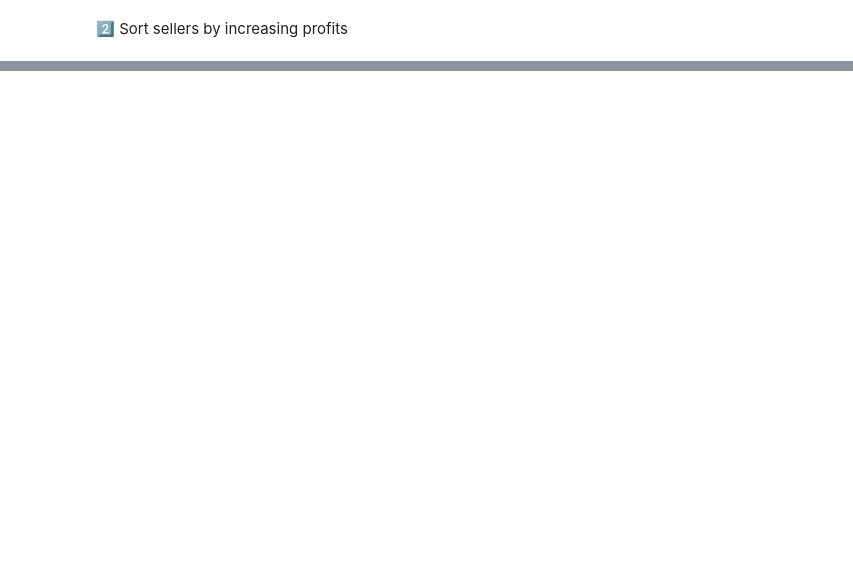
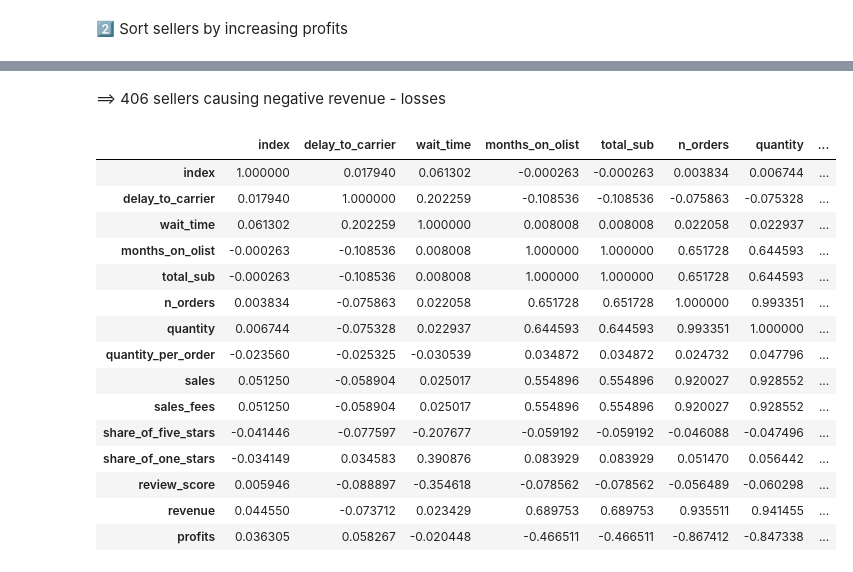
Before and after one commit to carinarms/data-recap_ceo_request, a Jupyter notebook: OLIST-Challenge.ipynb, the cells around one changed output, grey strips where cells are left out. Saved outputs shown, nothing was run; the diff lists cells and outputs as text; code cells hidden in the pictures; blank space fills up the shorter version.

```diff
--- a/OLIST-Challenge.ipynb
+++ b/OLIST-Challenge.ipynb
@@ -227,0 +317,21 @@ KeyError: 'profits'
+# %% [markdown]
+==> 406 sellers causing negative revenue - losses
+# %%
+neg_seller.corr().style.background_gradient(cmap='coolwarm')
+# %% [output]
+|  | index | delay_to_carrier | wait_time | months_on_olist | total_sub | n_orders | quantity | ... |
+| index | 1.000000 | 0.017940 | 0.061302 | -0.000263 | -0.000263 | 0.003834 | 0.006744 | ... |
+| delay_to_carrier | 0.017940 | 1.000000 | 0.202259 | -0.108536 | -0.108536 | -0.075863 | -0.075328 | ... |
+| wait_time | 0.061302 | 0.202259 | 1.000000 | 0.008008 | 0.008008 | 0.022058 | 0.022937 | ... |
+| months_on_olist | -0.000263 | -0.108536 | 0.008008 | 1.000000 | 1.000000 | 0.651728 | 0.644593 | ... |
+| total_sub | -0.000263 | -0.108536 | 0.008008 | 1.000000 | 1.000000 | 0.651728 | 0.644593 | ... |
+| n_orders | 0.003834 | -0.075863 | 0.022058 | 0.651728 | 0.651728 | 1.000000 | 0.993351 | ... |
+| quantity | 0.006744 | -0.075328 | 0.022937 | 0.644593 | 0.644593 | 0.993351 | 1.000000 | ... |
+| quantity_per_order | -0.023560 | -0.025325 | -0.030539 | 0.034872 | 0.034872 | 0.024732 | 0.047796 | ... |
+| sales | 0.051250 | -0.058904 | 0.025017 | 0.554896 | 0.554896 | 0.920027 | 0.928552 | ... |
+| sales_fees | 0.051250 | -0.058904 | 0.025017 | 0.554896 | 0.554896 | 0.920027 | 0.928552 | ... |
+| share_of_five_stars | -0.041446 | -0.077597 | -0.207677 | -0.059192 | -0.059192 | -0.046088 | -0.047496 | ... |
+| share_of_one_stars | -0.034149 | 0.034583 | 0.390876 | 0.083929 | 0.083929 | 0.051470 | 0.056442 | ... |
+| review_score | 0.005946 | -0.088897 | -0.354618 | -0.078562 | -0.078562 | -0.056489 | -0.060298 | ... |
+| revenue | 0.044550 | -0.073712 | 0.023429 | 0.689753 | 0.689753 | 0.935511 | 0.941455 | ... |
+| profits | 0.036305 | 0.058267 | -0.020448 | -0.466511 | -0.466511 | -0.867412 | -0.847338 | ... |
```
Also changed, not shown: parts of 30 cells of this notebook.
